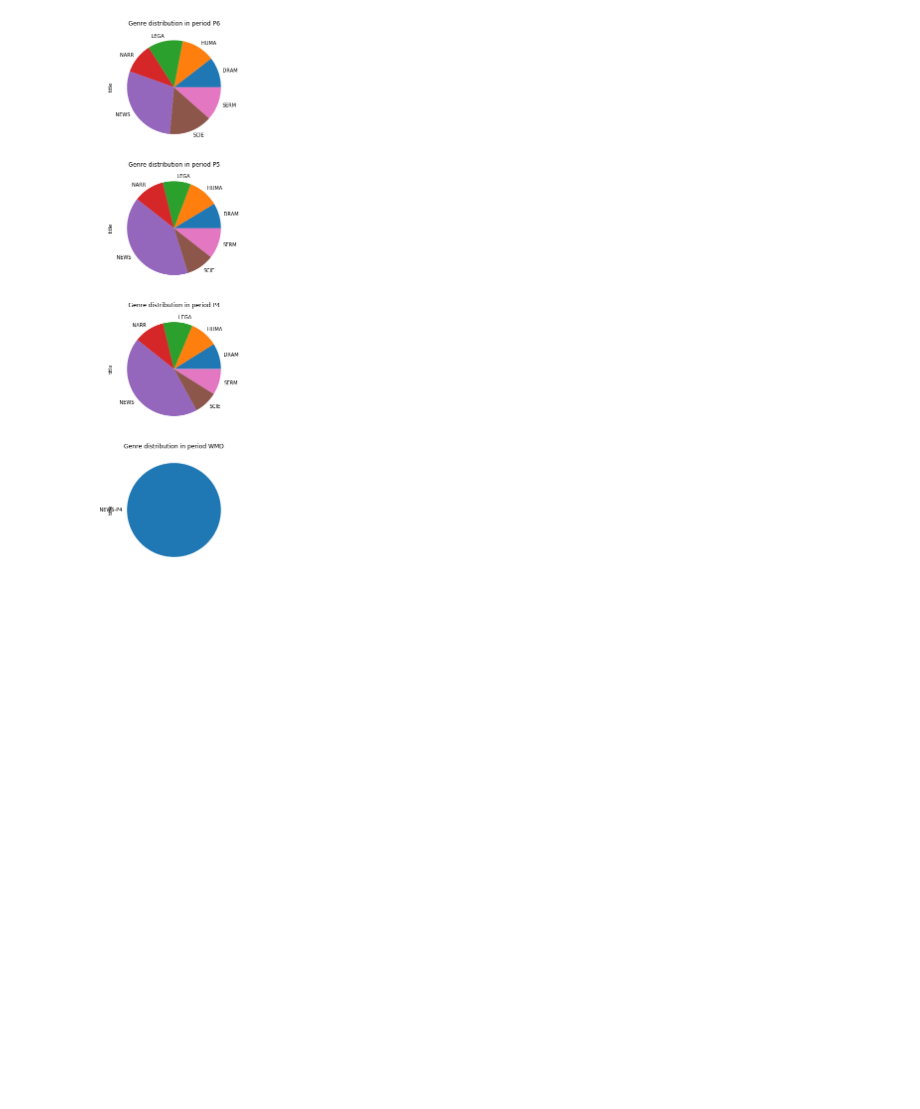
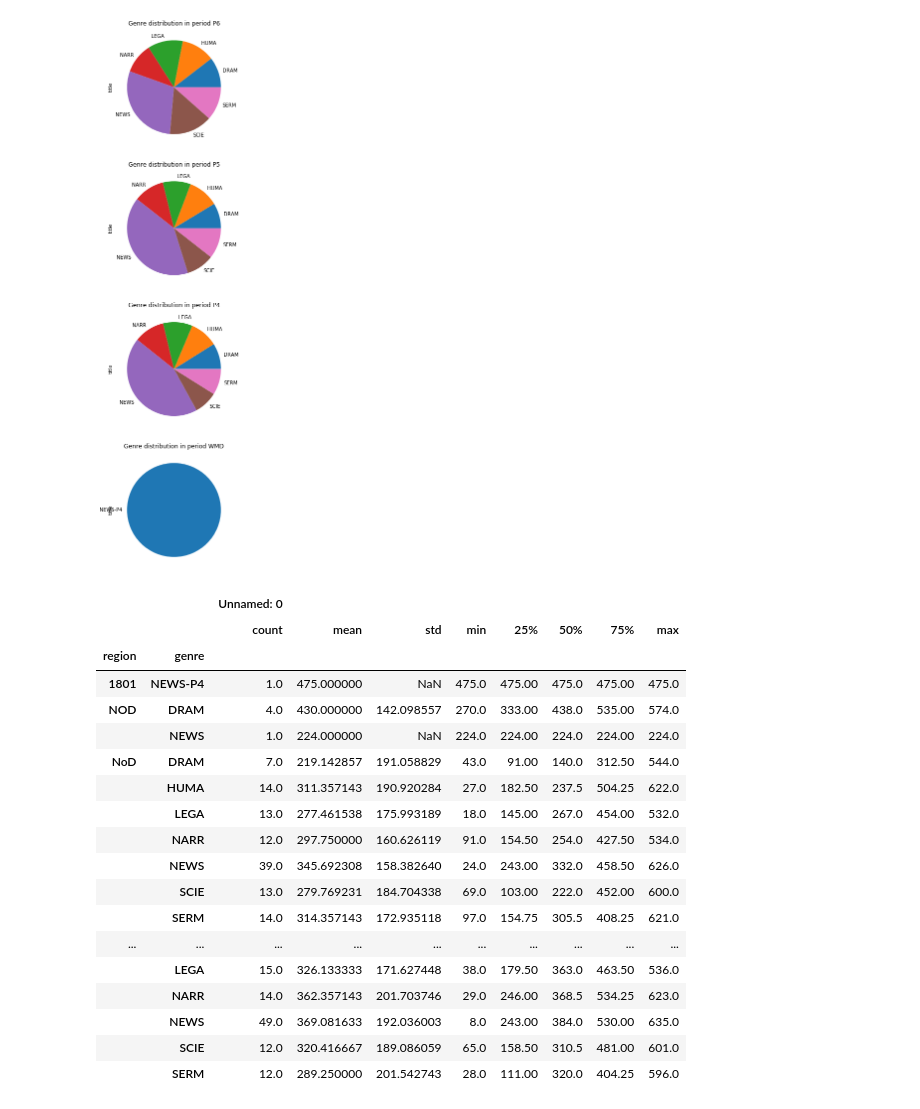
Before and after one commit to LennartKeller/TextklassifikationsProjekt2019, a Jupyter notebook: Describe_Dataset.ipynb, the cells around one changed output. Saved outputs shown, nothing was run; the diff lists cells and outputs as text; code cells hidden in the pictures; blank space fills up the shorter version.

```diff
--- a/Describe_Dataset.ipynb
+++ b/Describe_Dataset.ipynb
@@ -112,3 +112,25 @@ for i, period in enumerate(df.period.unique()):
                                                                 title=f'Genre distribution in period {period}')
 # %% [output]
 [figure]
+# %%
+df.groupby(['region', 'genre']).describe()
+# %% [output]
+|  |  | Unnamed: 0 |  |  |  |  |  |  |  |
+|  |  | count | mean | std | min | 25% | 50% | 75% | max |
+| region | genre |  |  |  |  |  |  |  |  |
+| 1801 | NEWS-P4 | 1.0 | 475.000000 | NaN | 475.0 | 475.00 | 475.0 | 475.00 | 475.0 |
+| NOD | DRAM | 4.0 | 430.000000 | 142.098557 | 270.0 | 333.00 | 438.0 | 535.00 | 574.0 |
+|  | NEWS | 1.0 | 224.000000 | NaN | 224.0 | 224.00 | 224.0 | 224.00 | 224.0 |
+| NoD | DRAM | 7.0 | 219.142857 | 191.058829 | 43.0 | 91.00 | 140.0 | 312.50 | 544.0 |
+|  | HUMA | 14.0 | 311.357143 | 190.920284 | 27.0 | 182.50 | 237.5 | 504.25 | 622.0 |
+|  | LEGA | 13.0 | 277.461538 | 175.993189 | 18.0 | 145.00 | 267.0 | 454.00 | 532.0 |
+|  | NARR | 12.0 | 297.750000 | 160.626119 | 91.0 | 154.50 | 254.0 | 427.50 | 534.0 |
+|  | NEWS | 39.0 | 345.692308 | 158.382640 | 24.0 | 243.00 | 332.0 | 458.50 | 626.0 |
+|  | SCIE | 13.0 | 279.769231 | 184.704338 | 69.0 | 103.00 | 222.0 | 452.00 | 600.0 |
+|  | SERM | 14.0 | 314.357143 | 172.935118 | 97.0 | 154.75 | 305.5 | 408.25 | 621.0 |
+| ... | ... | ... | ... | ... | ... | ... | ... | ... | ... |
+|  | LEGA | 15.0 | 326.133333 | 171.627448 | 38.0 | 179.50 | 363.0 | 463.50 | 536.0 |
+|  | NARR | 14.0 | 362.357143 | 201.703746 | 29.0 | 246.00 | 368.5 | 534.25 | 623.0 |
+|  | NEWS | 49.0 | 369.081633 | 192.036003 | 8.0 | 243.00 | 384.0 | 530.00 | 635.0 |
+|  | SCIE | 12.0 | 320.416667 | 189.086059 | 65.0 | 158.50 | 310.5 | 481.00 | 601.0 |
+|  | SERM | 12.0 | 289.250000 | 201.542743 | 28.0 | 111.00 | 320.0 | 404.25 | 596.0 |
```
